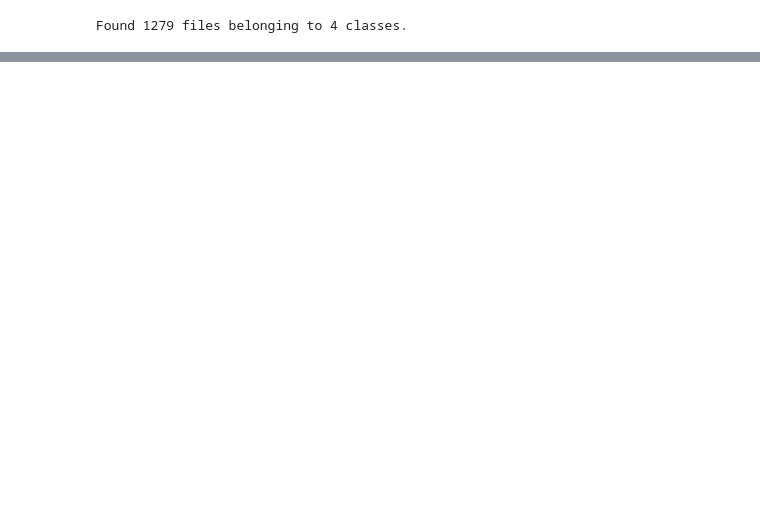
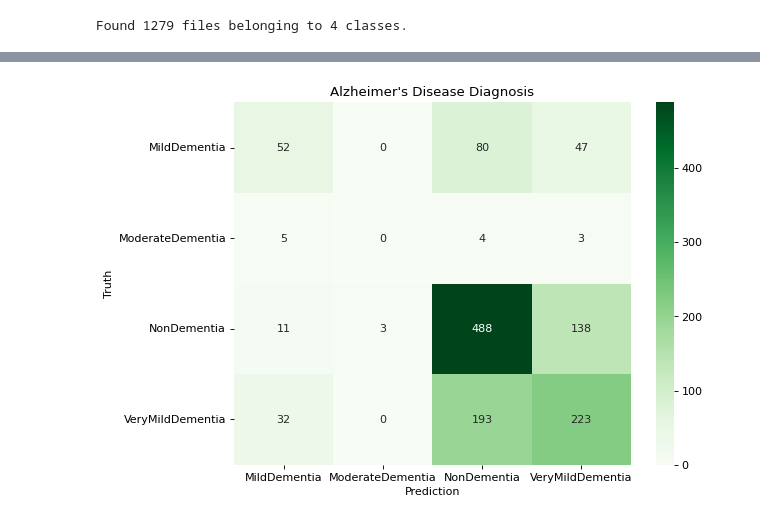
Before and after one commit to Juanesdn/Alzheimer-Classification-Tensorflow, a Jupyter notebook: alzheimer-classification.ipynb, the cells around one changed output, grey strips where cells are left out. Saved outputs shown, nothing was run; the diff lists cells and outputs as text; code cells hidden in the pictures; blank space fills up the shorter version.

Commit message:
Kaggle Notebook | Alzheimer Classification | Version 4

```diff
--- a/alzheimer-classification.ipynb
+++ b/alzheimer-classification.ipynb
@@ -270,0 +274,20 @@ class_names[class_index]
+# %%
+predicted_batch = model.predict(test_ds)
+
+true_categories = tf.concat([y for x, y in test_ds], axis=0)
+predicted_id = np.argmax(predicted_batch, axis=1)
+
+true_categories = np.argmax(true_categories, axis=1)
+
+conf_arr = confusion_matrix(true_categories, predicted_id)
+
+plt.figure(figsize=(8, 6), dpi=80, facecolor='w', edgecolor='k')
+
+ax = sns.heatmap(conf_arr, cmap='Greens', annot=True, fmt='d', xticklabels=class_names, yticklabels=class_names)
+
+plt.title('Alzheimer\'s Disease Diagnosis')
+plt.xlabel('Prediction')
+plt.ylabel('Truth')
+plt.show(ax)
+# %% [output]
+[figure, added]
```
Also changed, not shown: parts of 7 cells of this notebook.
